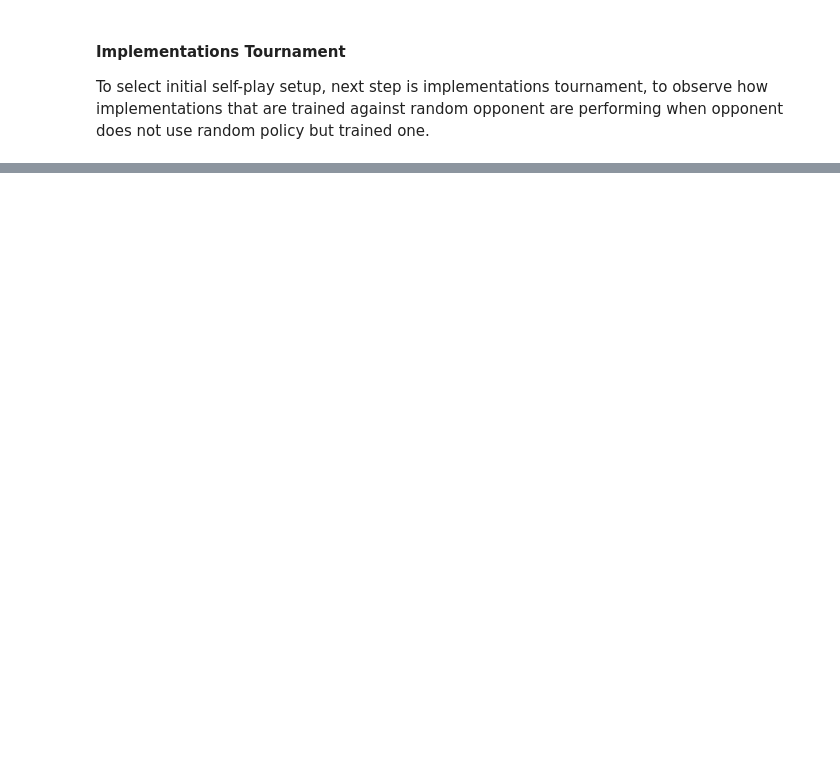
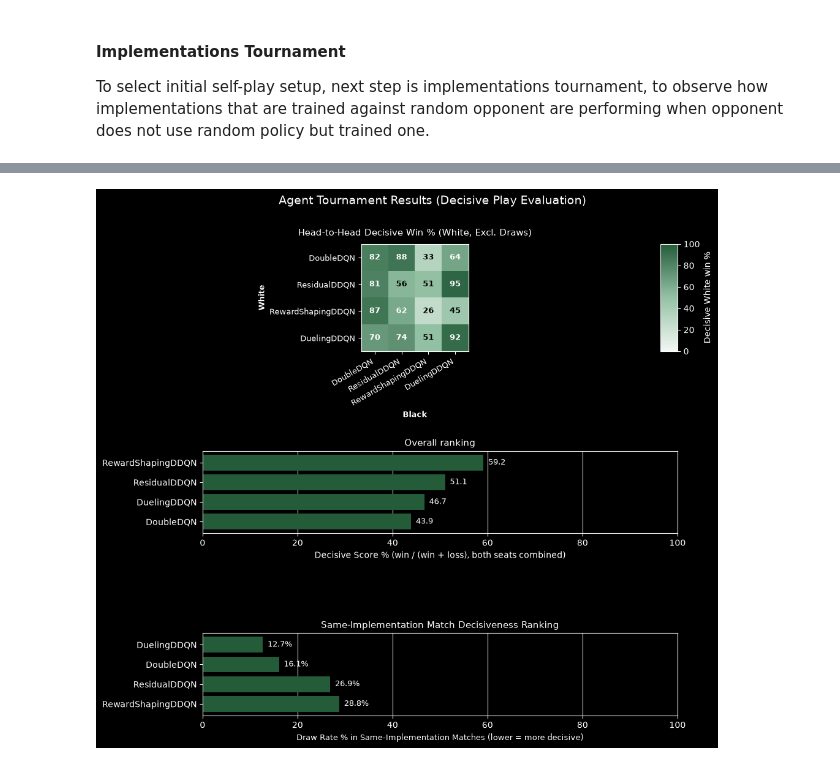
Before and after one commit to print-Aleksandar/ABS_SQaT_Grenight, a Jupyter notebook: src/API&Environment&Agent/agent/analytics/verS0.ipynb, the cells around one changed output, grey strips where cells are left out. Cells and saved outputs as stored; diff of their text form; code cells hidden in the pictures; blank space fills up the shorter version.

Commit message:
self play ssetup

```diff
--- a/src/API&Environment&Agent/agent/analytics/verS0.ipynb
+++ b/src/API&Environment&Agent/agent/analytics/verS0.ipynb
@@ -73,0 +85,56 @@ load_checkpoint(dqn, "S010001", 10_000)
+# %%
+raw_logs = []
+for white_name, white_agent in agents_dict.items():
+    for black_name, black_agent in agents_dict.items():
+        match_result = test_agents(
+            white_agent, black_agent, white_name, black_name
+        )
+        raw_logs.append(match_result)
+
+all_raw_logs = "\n".join(raw_logs)
+games = parse_games(all_raw_logs)
+
+matrix = build_decisive_win_matrix(games, agents_dict)
+scores = build_overall_decisive_scores(games)
+same_impl_scores = build_same_impl_draw_scores(games, agents_dict)
+
+fig = plt.figure(figsize=(10, 10))
+gs = fig.add_gridspec(
+    3,
+    2,
+    height_ratios=[1.3, 1, 1],
+    width_ratios=[1, 0.04],
+    hspace=1.1,
+    wspace=0.15
+)
+
+ax_main = fig.add_subplot(gs[0, 0])
+ax_cbar = fig.add_subplot(gs[0, 1])
+ax_rank = fig.add_subplot(gs[1, :])
+ax_same_impl = fig.add_subplot(gs[2, :])
+
+im1 = plot_heatmap(
+    ax_main,
+    matrix,
+    "Head-to-Head Decisive Win % (White, Excl. Draws)",
+    {k: k for k in agents_dict.keys()}
+)
+
+plot_ranking(
+    ax_rank,
+    scores,
+    {k: k for k in agents_dict.keys()}
+)
+
+plot_same_impl_draw_ranking(
+    ax_same_impl,
+    same_impl_scores,
+    {k: k for k in agents_dict.keys()}
+)
+
+fig.colorbar(im1, cax=ax_cbar, label="Decisive White win %")
+fig.suptitle("Agent Tournament Results (Decisive Play Evaluation)", fontsize=14, y=0.96)
+
+plt.show()
+# %% [output]
+[figure, added]
```
Also changed, not shown: parts of 5 cells of this notebook, 7 other files.
